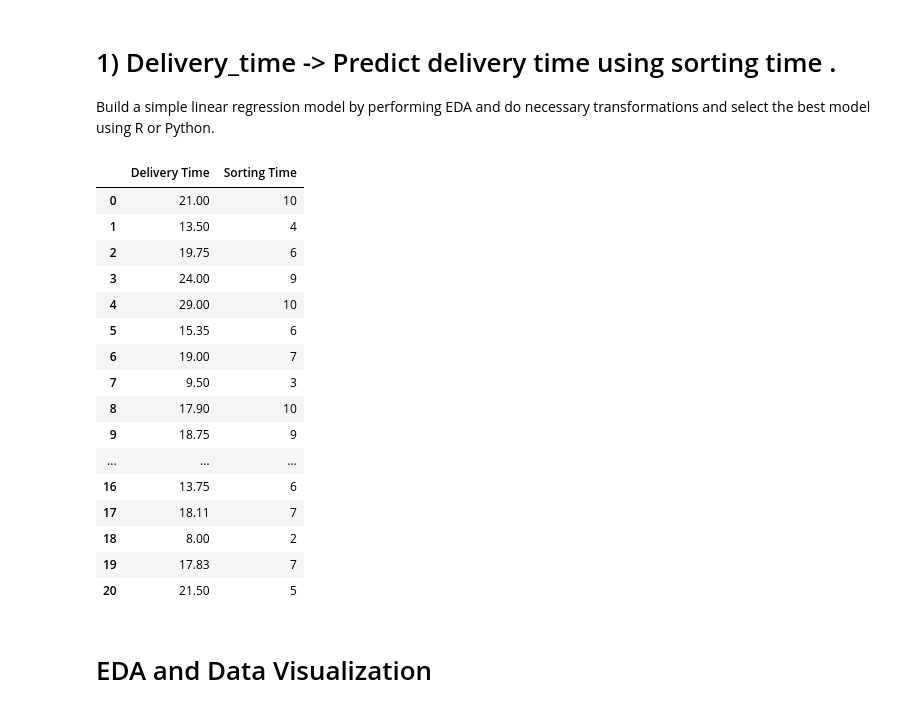
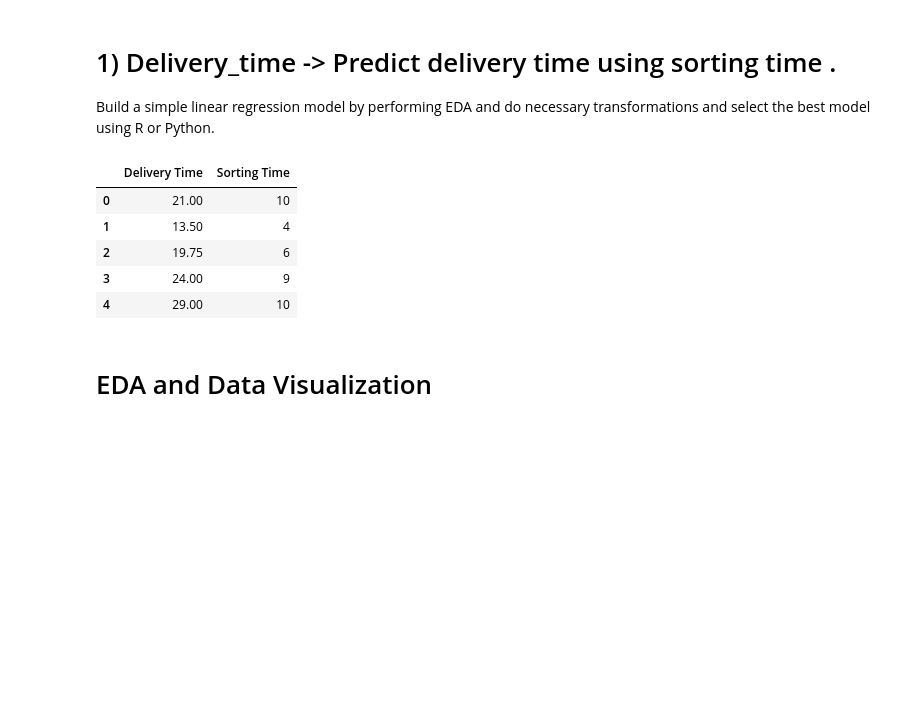
Before and after one commit to pallavibidwe/Assignment--Simple-Linear-Regression-1, a Jupyter notebook: Assignment (Linear Regression).ipynb, the cells around one changed output. Saved outputs shown, nothing was run; the diff lists cells and outputs as text; code cells hidden in the pictures; blank space fills up the shorter version.

```diff
--- a/Assignment (Linear Regression).ipynb
+++ b/Assignment (Linear Regression).ipynb
@@ -9,24 +11,13 @@ import statsmodels.formula.api as smf
 # %%
 delivery=pd.read_csv('D:\Data Science\Linear Regresion\Assignment//delivery_time.csv')
-delivery
+delivery.head()
 # %% [output]
 |  | Delivery Time | Sorting Time |
 | 0 | 21.00 | 10 |
 | 1 | 13.50 | 4 |
 | 2 | 19.75 | 6 |
 | 3 | 24.00 | 9 |
 | 4 | 29.00 | 10 |
-| 5 | 15.35 | 6 |
-| 6 | 19.00 | 7 |
-| 7 | 9.50 | 3 |
-| 8 | 17.90 | 10 |
-| 9 | 18.75 | 9 |
-| ... | ... | ... |
-| 16 | 13.75 | 6 |
-| 17 | 18.11 | 7 |
-| 18 | 8.00 | 2 |
-| 19 | 17.83 | 7 |
-| 20 | 21.50 | 5 |
 # %% [markdown]
 # EDA and Data Visualization
 # %%
```
Also changed, not shown: parts of 64 cells of this notebook.
